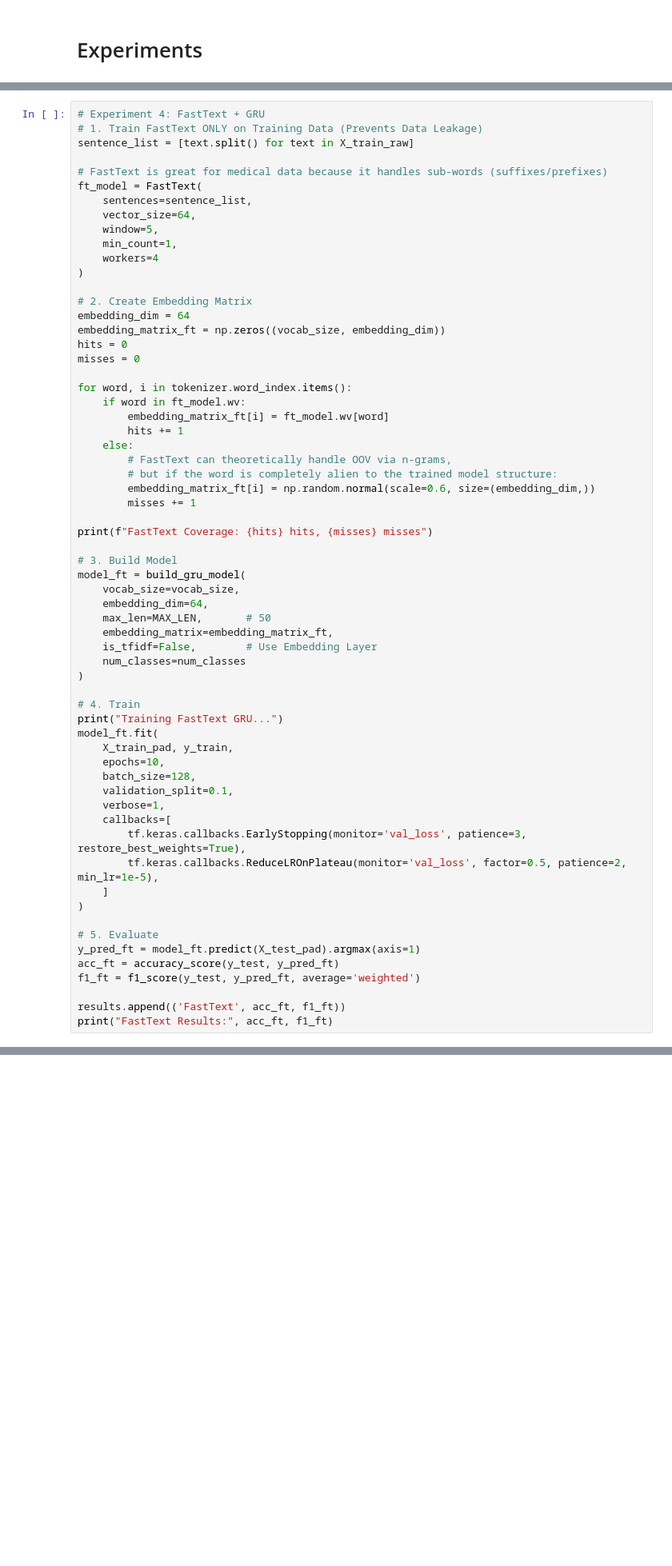
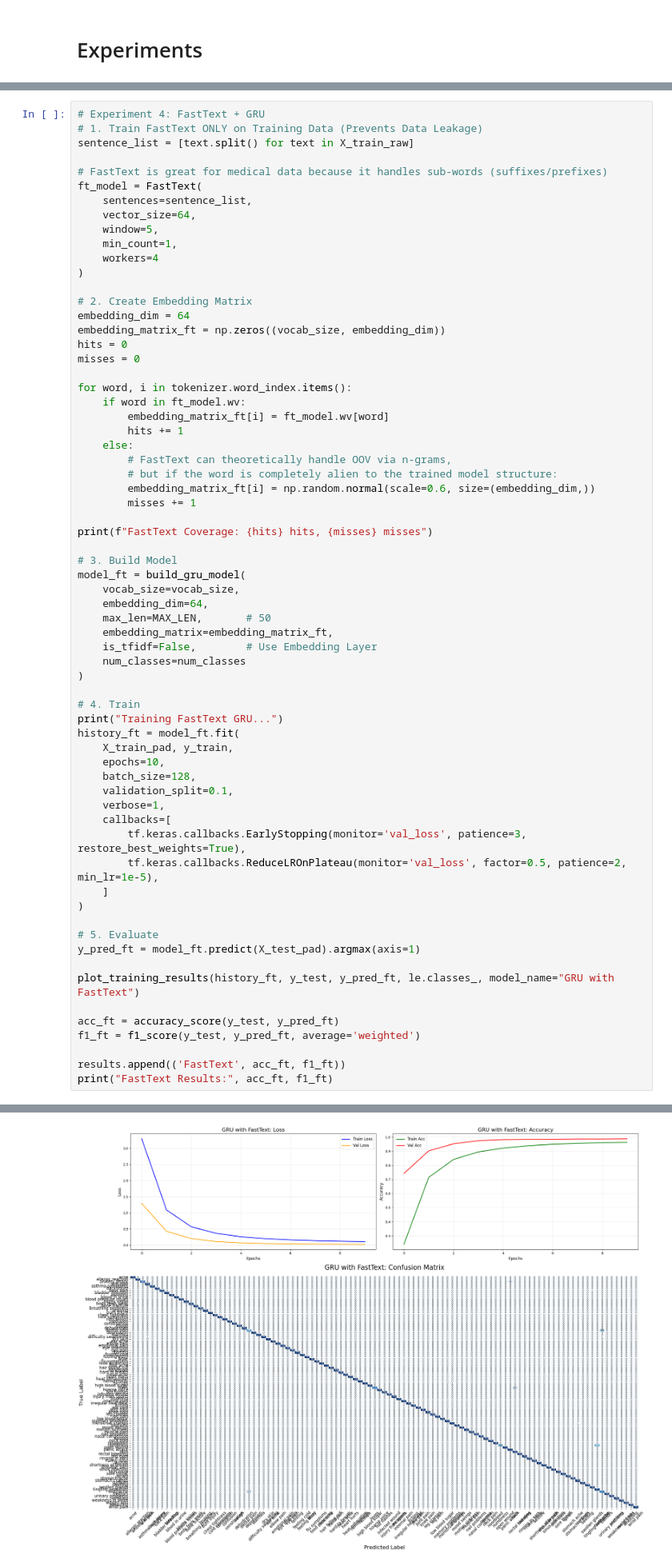
Before and after one commit to elyse003/Formative2_Medical_Text_Classification, a Jupyter notebook: notebooks/04_egide_gru.ipynb, the cells around one changed output, grey strips where cells are left out. Shown at 80% size. Drawn from its saved outputs; the diff is of its cells as text; blank space fills up the shorter version.

```diff
--- a/notebooks/04_egide_gru.ipynb
+++ b/notebooks/04_egide_gru.ipynb
@@ -587,7 +716,7 @@ model_ft = build_gru_model(
 
 # 4. Train
 print("Training FastText GRU...")
-model_ft.fit(
+history_ft = model_ft.fit(
     X_train_pad, y_train,
     epochs=10,
     batch_size=128,
@@ -601,6 +730,9 @@ model_ft.fit(
 
 # 5. Evaluate
 y_pred_ft = model_ft.predict(X_test_pad).argmax(axis=1)
+
+plot_training_results(history_ft, y_test, y_pred_ft, le.classes_, model_name="GRU with FastText")
+
 acc_ft = accuracy_score(y_test, y_pred_ft)
 f1_ft = f1_score(y_test, y_pred_ft, average='weighted')
 
@@ -629,0 +765 @@ FastText Results: 0.9852293340243586 0.9849578854873814
+[figure, added]
```
Also changed, not shown: parts of 9 cells of this notebook, 2 other files.
